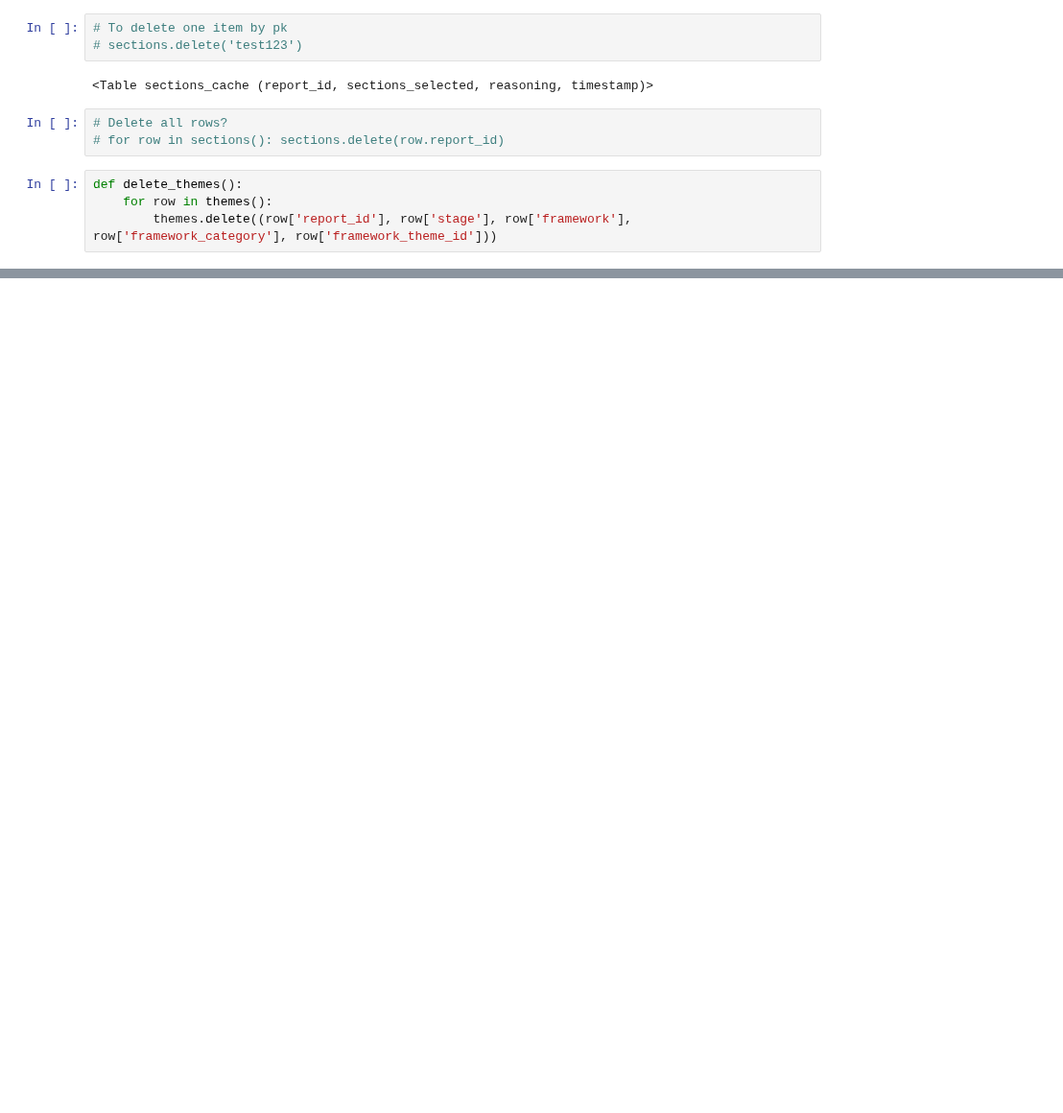
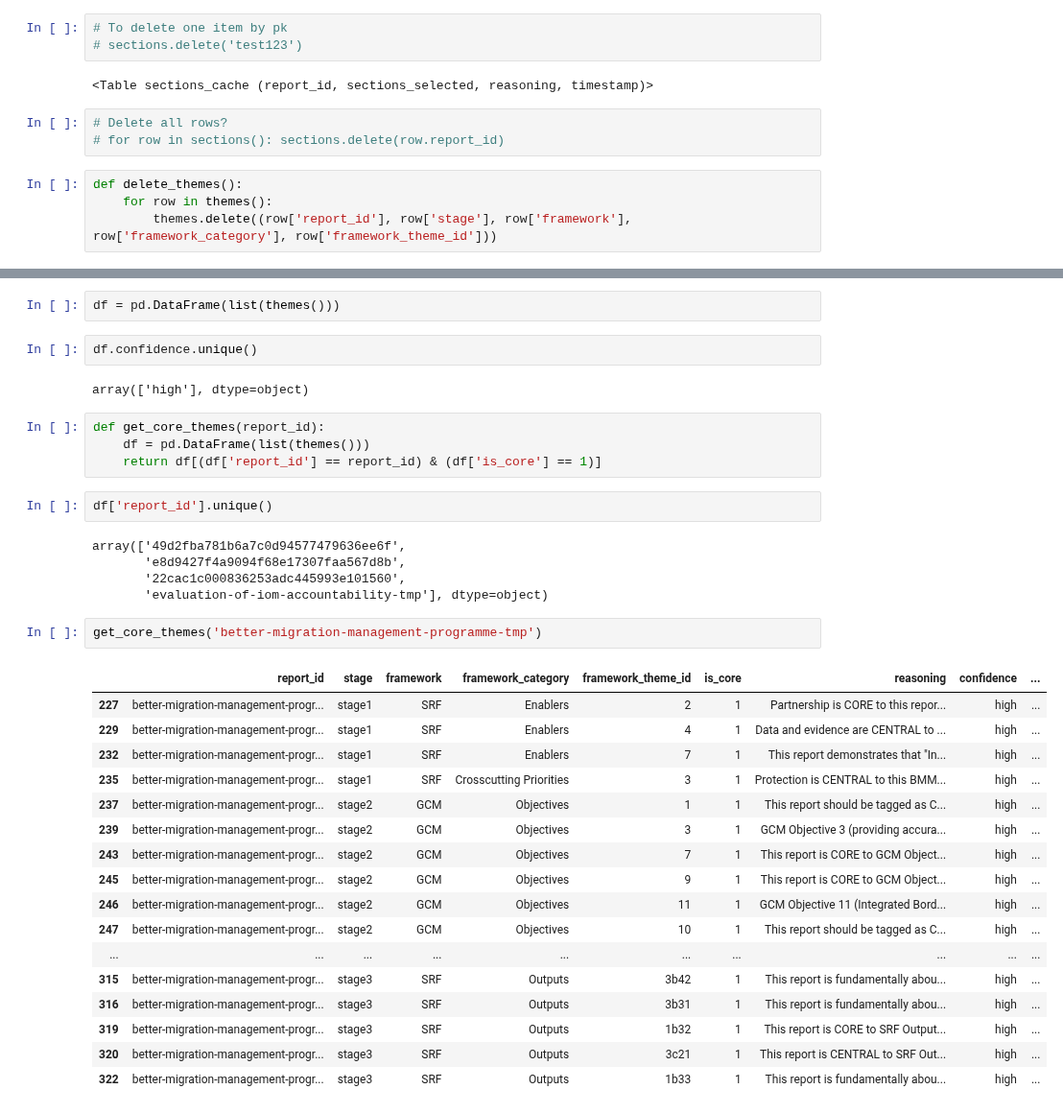
Before and after one commit to franckalbinet/evaluatr, a Jupyter notebook: nbs/tutorials/db_audit.ipynb, the cells around one changed output, grey strips where cells are left out. Shown at 96% size. Saved outputs shown, nothing was run; the diff lists cells and outputs as text; blank space fills up the shorter version.

Commit message:
eda 5 reports tagged

```diff
--- a/nbs/tutorials/db_audit.ipynb
+++ b/nbs/tutorials/db_audit.ipynb
@@ -36,0 +86,37 @@ def delete_themes():
+# %%
+df = pd.DataFrame(list(themes()))
+# %%
+df.confidence.unique()
+# %% [output]
+array(['high'], dtype=object)
+# %%
+def get_core_themes(report_id):
+    df = pd.DataFrame(list(themes()))
+    return df[(df['report_id'] == report_id) & (df['is_core'] == 1)]
+# %%
+df['report_id'].unique()
+# %% [output]
+array(['49d2fba781b6a7c0d94577479636ee6f',
+       'e8d9427f4a9094f68e17307faa567d8b',
+       '22cac1c000836253adc445993e101560',
+       'evaluation-of-iom-accountability-tmp'], dtype=object)
+# %%
+get_core_themes('better-migration-management-programme-tmp')
+# %% [output]
+|  | report_id | stage | framework | framework_category | framework_theme_id | is_core | reasoning | confidence | ... |
+| 227 | better-migration-management-progr... | stage1 | SRF | Enablers | 2 | 1 | Partnership is CORE to this repor... | high | ... |
+| 229 | better-migration-management-progr... | stage1 | SRF | Enablers | 4 | 1 | Data and evidence are CENTRAL to ... | high | ... |
+| 232 | better-migration-management-progr... | stage1 | SRF | Enablers | 7 | 1 | This report demonstrates that "In... | high | ... |
+| 235 | better-migration-management-progr... | stage1 | SRF | Crosscutting Priorities | 3 | 1 | Protection is CENTRAL to this BMM... | high | ... |
+| 237 | better-migration-management-progr... | stage2 | GCM | Objectives | 1 | 1 | This report should be tagged as C... | high | ... |
+| 239 | better-migration-management-progr... | stage2 | GCM | Objectives | 3 | 1 | GCM Objective 3 (providing accura... | high | ... |
+| 243 | better-migration-management-progr... | stage2 | GCM | Objectives | 7 | 1 | This report is CORE to GCM Object... | high | ... |
+| 245 | better-migration-management-progr... | stage2 | GCM | Objectives | 9 | 1 | This report is CORE to GCM Object... | high | ... |
+| 246 | better-migration-management-progr... | stage2 | GCM | Objectives | 11 | 1 | GCM Objective 11 (Integrated Bord... | high | ... |
+| 247 | better-migration-management-progr... | stage2 | GCM | Objectives | 10 | 1 | This report should be tagged as C... | high | ... |
+| ... | ... | ... | ... | ... | ... | ... | ... | ... | ... |
+| 315 | better-migration-management-progr... | stage3 | SRF | Outputs | 3b42 | 1 | This report is fundamentally abou... | high | ... |
+| 316 | better-migration-management-progr... | stage3 | SRF | Outputs | 3b31 | 1 | This report is fundamentally abou... | high | ... |
+| 319 | better-migration-management-progr... | stage3 | SRF | Outputs | 1b32 | 1 | This report is CORE to SRF Output... | high | ... |
+| 320 | better-migration-management-progr... | stage3 | SRF | Outputs | 3c21 | 1 | This report is CENTRAL to SRF Out... | high | ... |
+| 322 | better-migration-management-progr... | stage3 | SRF | Outputs | 1b33 | 1 | This report is fundamentally abou... | high | ... |
```
Also changed, not shown: parts of 11 cells of this notebook, 3 other files.
